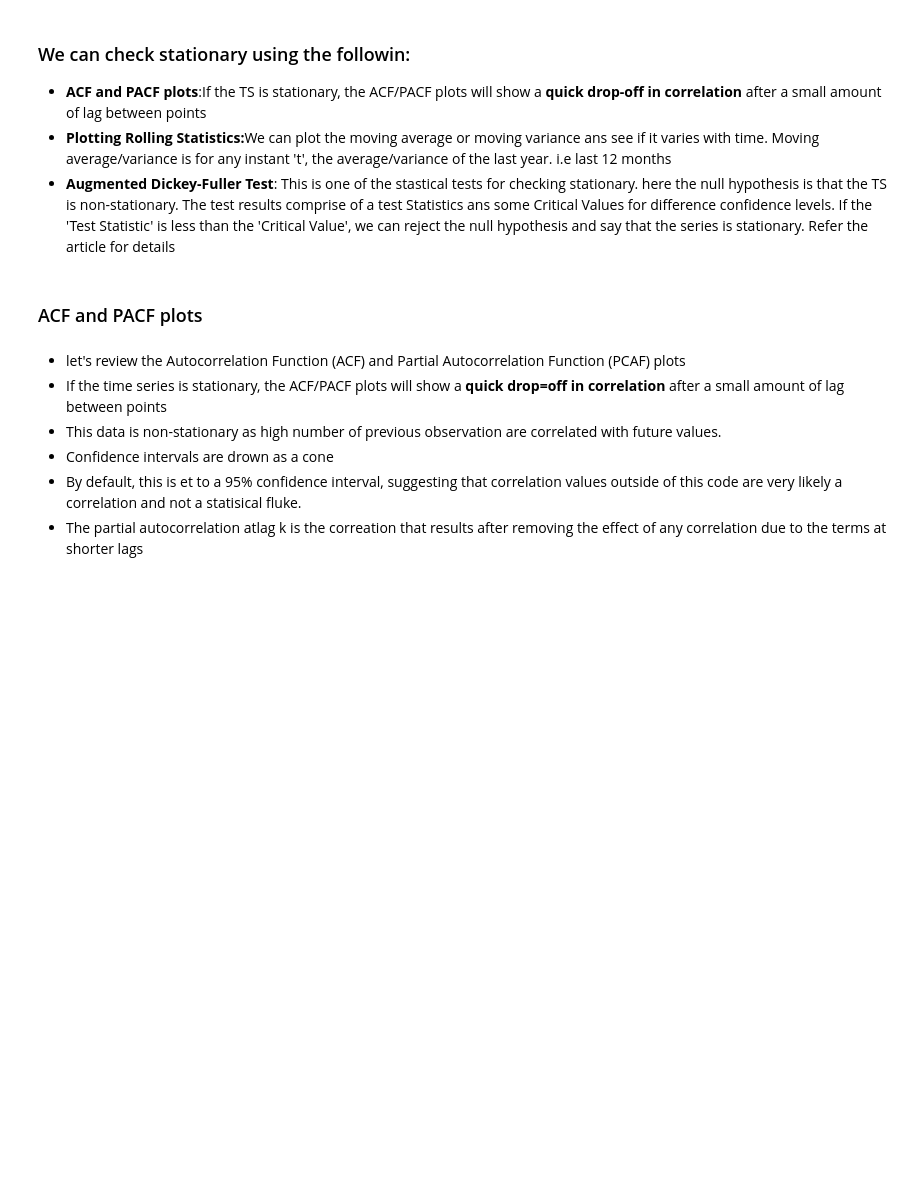
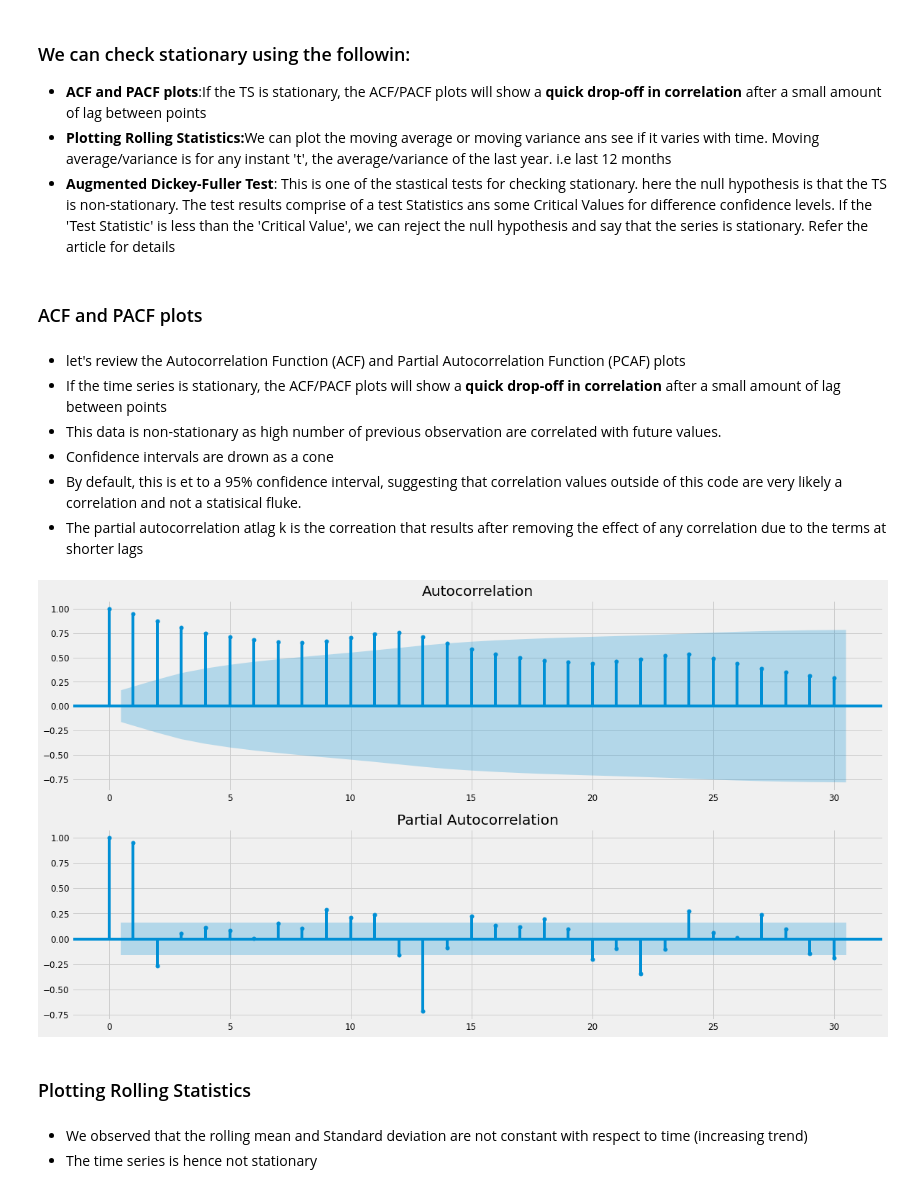
Before and after one commit to melwinmpk/python_datascience, a Jupyter notebook: ML/Time Series Analysis and Forcasting in Python.ipynb, the cells around one changed output. Saved outputs shown, nothing was run; the diff lists cells and outputs as text; code cells hidden in the pictures; blank space fills up the shorter version.

```diff
--- a/ML/Time Series Analysis and Forcasting in Python.ipynb
+++ b/ML/Time Series Analysis and Forcasting in Python.ipynb
@@ -207,9 +207,28 @@ y.plot(figsize=(15, 6))
 # %% [markdown]
 <ul>
     <li>let's review the Autocorrelation Function (ACF) and Partial Autocorrelation Function (PCAF) plots</li>
-    <li>If the time series is stationary, the ACF/PACF plots will show a <b>quick drop=off in correlation</b> after a small amount of lag between points</li>
+    <li>If the time series is stationary, the ACF/PACF plots will show a <b>quick drop-off in correlation</b> after a small amount of lag between points</li>
     <li>This data is non-stationary as high number of previous observation are correlated with future values.</li>
     <li>Confidence intervals are drown as a cone</li>
     <li>By default, this is et to a 95% confidence interval, suggesting that correlation values outside of this code are very likely a correlation and not a statisical fluke.</li>
     <li>The partial autocorrelation atlag k is the correation that results after removing the effect of any correlation due to the terms at shorter lags</li>
 </ul>
+# %%
+from statsmodels.graphics.tsaplots import plot_acf
+from statsmodels.graphics.tsaplots import plot_pacf
+
+pyplot.figure()
+pyplot.subplot(211)
+plot_acf(y.passengers, ax=pyplot.gca(), lags = 30)
+pyplot.subplot(212)
+plot_pacf(y.passengers, ax=pyplot.gca(), lags = 30)
+pyplot.show()
+# %% [output]
+[figure, added]
+# %% [markdown]
+### Plotting Rolling Statistics
+# %% [markdown]
+<ul>
+    <li>We observed that the rolling mean and Standard deviation are not constant with respect to time (increasing trend)</li>
+    <li>The time series is hence not stationary</li>
+<ul>
```
Also changed, not shown: parts of 34 cells of this notebook, 1 other file.
